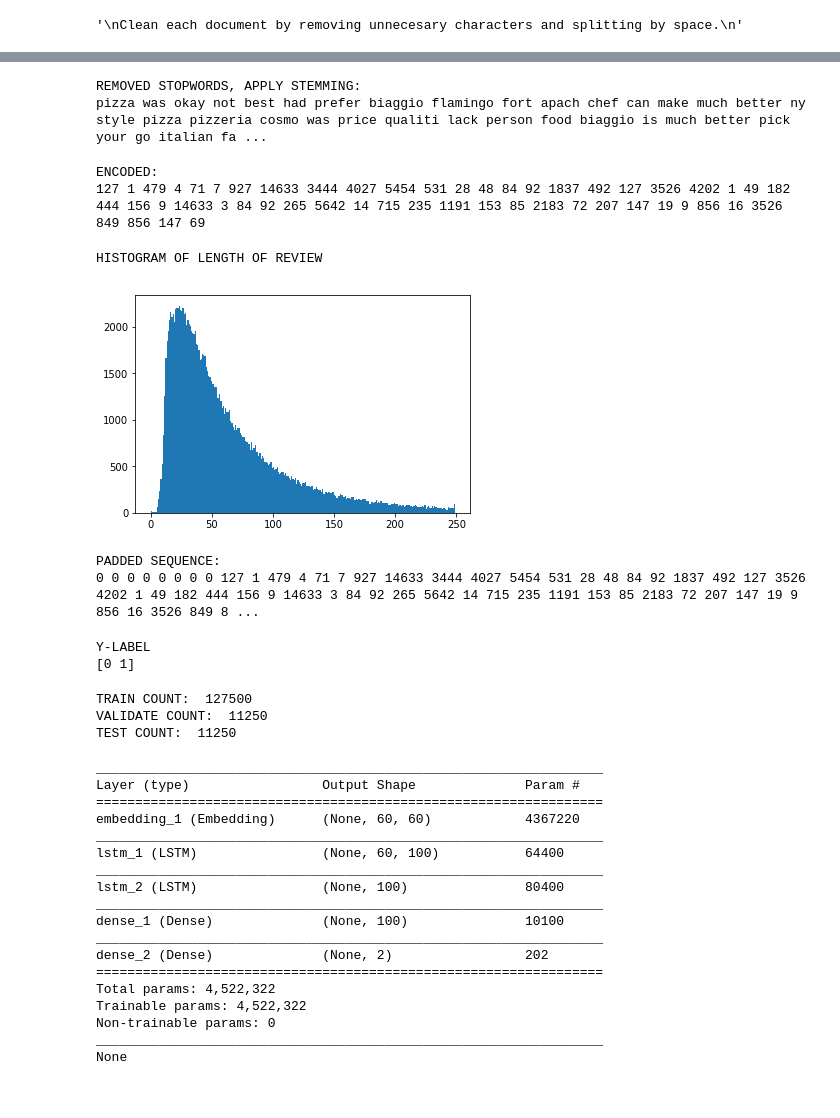
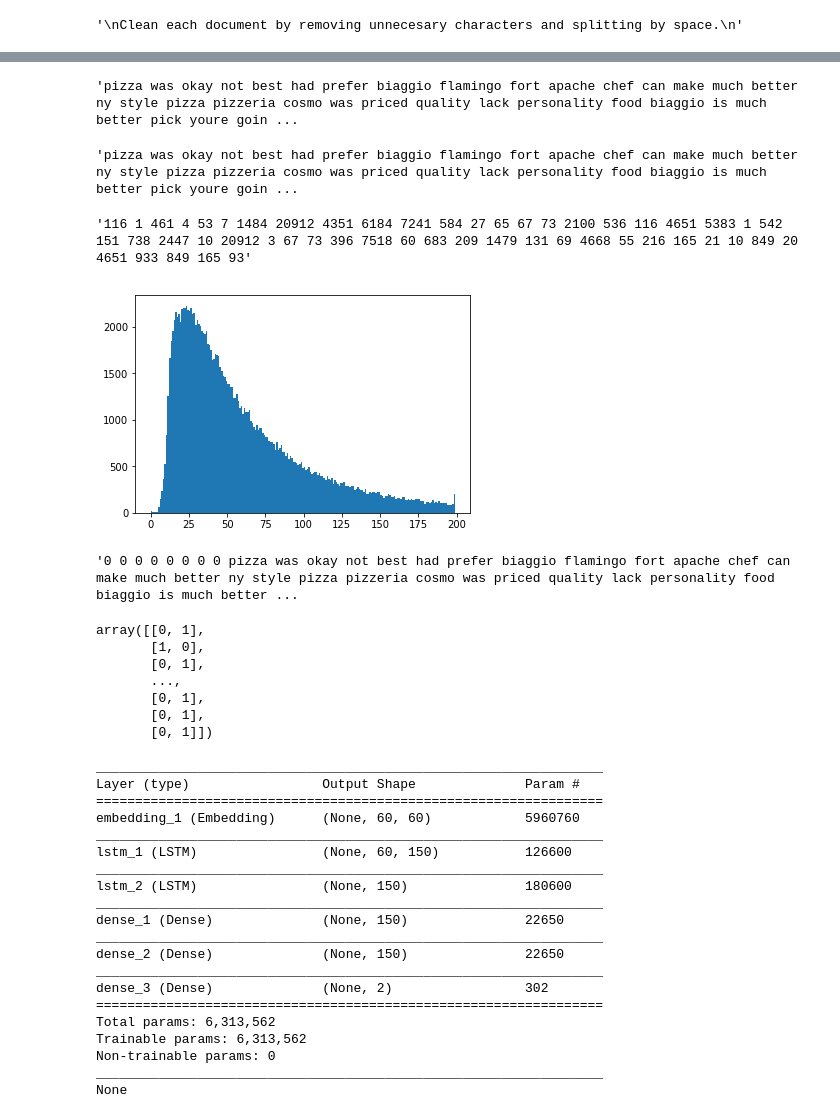
Before and after one commit to cyleefrank/yelp_sentiment_prediction, a Jupyter notebook: model1_improved_preprocessing.ipynb, the cells around one changed output, grey strips where cells are left out. Cells and saved outputs as stored; diff of their text form; code cells hidden in the pictures.

Commit message:
UPT: overwrite Frank's commits and put model123 result in Jupyter

```diff
--- a/model1_improved_preprocessing.ipynb
+++ b/model1_improved_preprocessing.ipynb
@@ -26,7 +26,7 @@ num_pos = 0;
 num_neg = 0;
 num_total = 75000;
 
-with open('data/yelp_academic_dataset_review.json', 'r',encoding='utf8') as f:
+with open('/Users/edgarleung/Downloads/yelp_dataset/yelp_academic_dataset_review.json', 'r',encoding='utf8') as f:
     for line in f:
         if (len(lines) >= (num_total * 2)):
             break;
@@ -196,29 +192,28 @@ def clean_document2(doco):
     doco = [w for w in doco if not w in stopwords]
 
     stemmer = SnowballStemmer('english')
-    doco = [stemmer.stem(word) for word in doco]
+    stemmed_words = [stemmer.stem(word) for word in doco]
 
     return doco
 # %%
 review_cleans2 = [clean_document2(doc) for doc in review_cleans];
 review_cleans = review_cleans2
-print("REMOVED STOPWORDS, APPLY STEMMING:")
-print(' '.join(review_cleans[0]))
+' '.join(review_cleans[0])
 # %% [output]
-REMOVED STOPWORDS, APPLY STEMMING:
-pizza was okay not best had prefer biaggio flamingo fort apach chef can make much better ny style pizza pizzeria cosmo was price qualiti lack person food biaggio is much better pick your go italian fa ...
+'pizza was okay not best had prefer biaggio flamingo fort apache chef can make much better ny style pizza pizzeria cosmo was priced quality lack personality food biaggio is much better pick youre goin ...
 # %%
 sentences = [' '.join(r) for r in review_cleans]
+sentences[0]
+# %% [output]
+'pizza was okay not best had prefer biaggio flamingo fort apache chef can make much better ny style pizza pizzeria cosmo was priced quality lack personality food biaggio is much better pick youre goin ...
 # %%
 # Use a Keras Tokenizer and fit on the sentences
 tokenizer = Tokenizer();
 tokenizer.fit_on_texts(sentences);
 reviews_encoded = np.array(tokenizer.texts_to_sequences(sentences));
-print("ENCODED:")
-print(' '.join(map(str,reviews_encoded[0])))
+' '.join(map(str,reviews_encoded[0]))
 # %% [output]
-ENCODED:
-127 1 479 4 71 7 927 14633 3444 4027 5454 531 28 48 84 92 1837 492 127 3526 4202 1 49 182 444 156 9 14633 3 84 92 265 5642 14 715 235 1191 153 85 2183 72 207 147 19 9 856 16 3526 849 856 147 69
+'116 1 461 4 53 7 1484 20912 4351 6184 7241 584 27 65 67 73 2100 536 116 4651 5383 1 542 151 738 2447 10 20912 3 67 73 396 7518 60 683 209 1479 131 69 4668 55 216 165 21 10 849 20 4651 933 849 165 93'
 # %%
 sequence_dict = tokenizer.word_index;
 # reverse - index to word
@@ -226,31 +225,31 @@ word_dict = dict((num, val) for (val, num) in sequence_dict.items());
 # %%
 # Plot a Histogram of length of reviews
 lengths = [len(x) for x in reviews_encoded];
-plt.hist(lengths,range(0,250))
-print("HISTOGRAM OF LENGTH OF REVIEW")
+plt.hist(lengths, bins=range(200))
 plt.show()
 # %% [output]
-HISTOGRAM OF LENGTH OF REVIEW
-[figure, old version]
+[figure, new version]
 # %%
 # Truncate and Pad reviews at a Maximum cap of 60 words.
 max_cap = 60;
 X = pad_sequences(reviews_encoded, maxlen=max_cap, truncating='post')
 # %%
-print("PADDED SEQUENCE:")
-# ' '.join(list(map(lambda x: word_dict[x] if x>0 else '0', X[0])))
-print(' '.join(map(str,X[0])))
+' '.join(list(map(lambda x: word_dict[x] if x>0 else '0', X[0])))
 # %% [output]
-PADDED SEQUENCE:
-0 0 0 0 0 0 0 0 127 1 479 4 71 7 927 14633 3444 4027 5454 531 28 48 84 92 1837 492 127 3526 4202 1 49 182 444 156 9 14633 3 84 92 265 5642 14 715 235 1191 153 85 2183 72 207 147 19 9 856 16 3526 849 8 ...
+'0 0 0 0 0 0 0 0 pizza was okay not best had prefer biaggio flamingo fort apache chef can make much better ny style pizza pizzeria cosmo was priced quality lack personality food biaggio is much better ...
 # %%
 # Obtain a One-hot Y array for each review label.
 Y = np.array([[0,1] if '0' in label else [1,0] for label in labels])
-print("Y-LABEL")
-print(Y[0])
+
+Y
 # %% [output]
-Y-LABEL
-[0 1]
+array([[0, 1],
+       [1, 0],
+       [0, 1],
+       ...,
+       [0, 1],
+       [0, 1],
+       [0, 1]])
 # %%
 # Get a randomized sequence of positions to shuffle reviews
 np.random.seed(1024);
@@ -264,40 +263,37 @@ Y = Y[random_posits];
 # Divide the reviews into Training, Dev, and Test data.
 train_cap = int(0.85 * len(X));
 dev_cap = int(0.93 * len(X));
+
 X_train, Y_train = X[:train_cap], Y[:train_cap];
 X_dev, Y_dev = X[train_cap:dev_cap], Y[train_cap:dev_cap];
 X_test, Y_test = X[dev_cap:], Y[dev_cap:]
-print("TRAIN COUNT: ",len(X_train))
-print("VALIDATE COUNT: ",len(X_dev))
-print("TEST COUNT: ",len(X_test))
-# %% [output]
-TRAIN COUNT:  127500
-VALIDATE COUNT:  11250
-TEST COUNT:  11250
 # %%
 model = Sequential();
 model.add(Embedding(len(word_dict)+1, max_cap, input_length=max_cap));
-model.add(LSTM(100, return_sequences=True));
-model.add(LSTM(100));
-model.add(Dense(100, activation='relu'));
+model.add(LSTM(150, return_sequences=True));
+model.add(LSTM(150));
+model.add(Dense(150, activation='relu'));
+model.add(Dense(150, activation='relu'));
 model.add(Dense(2, activation='softmax'));
 print(model.summary());
 # %% [output]
 _________________________________________________________________
 Layer (type)                 Output Shape              Param #
 =================================================================
-embedding_1 (Embedding)      (None, 60, 60)            4367220
+embedding_1 (Embedding)      (None, 60, 60)            5960760
 _________________________________________________________________
-lstm_1 (LSTM)                (None, 60, 100)           64400
+lstm_1 (LSTM)                (None, 60, 150)           126600
 _________________________________________________________________
-lstm_2 (LSTM)                (None, 100)               80400
+lstm_2 (LSTM)                (None, 150)               180600
 _________________________________________________________________
-dense_1 (Dense)              (None, 100)               10100
+dense_1 (Dense)              (None, 150)               22650
 _________________________________________________________________
-dense_2 (Dense)              (None, 2)                 202
+dense_2 (Dense)              (None, 150)               22650
+_________________________________________________________________
+dense_3 (Dense)              (None, 2)                 302
 =================================================================
-Total params: 4,522,322
-Trainable params: 4,522,322
+Total params: 6,313,562
+Trainable params: 6,313,562
 Non-trainable params: 0
 _________________________________________________________________
 None
```
Also changed, not shown: parts of 7 cells of this notebook, 2 other files.
